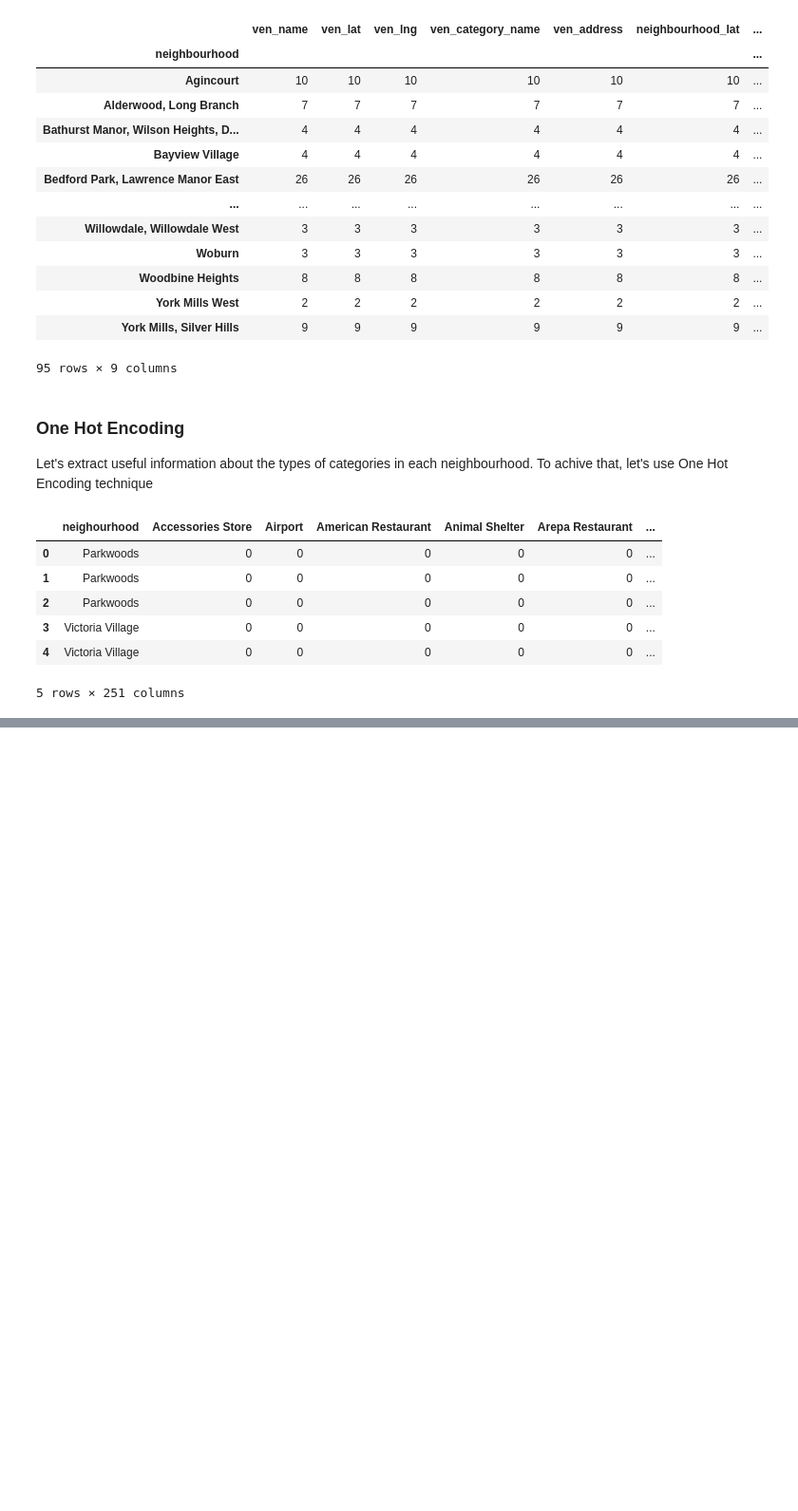
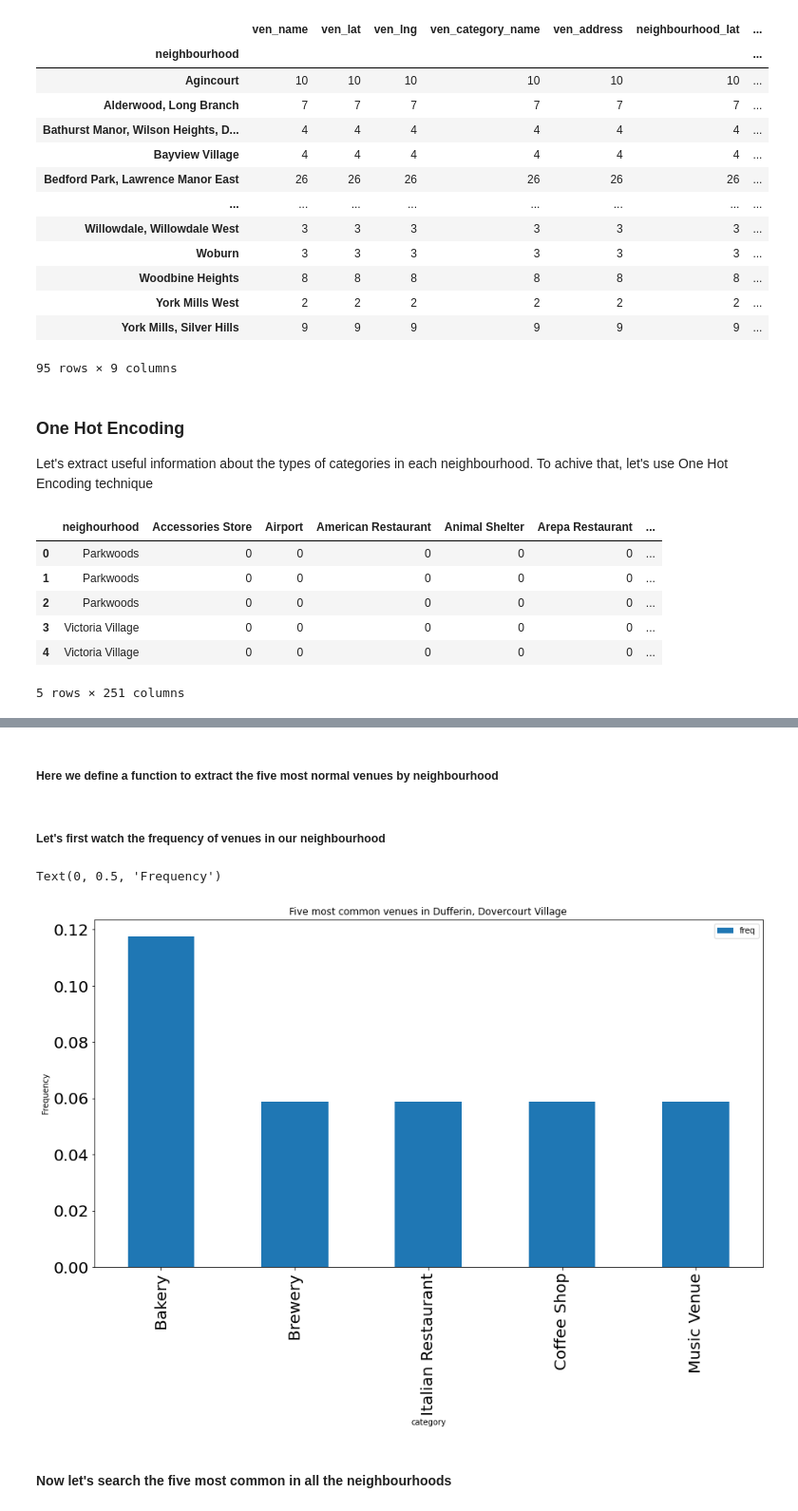
Before and after one commit to ftarantuviez/Toronto-Neighbourhood-Battle, a Jupyter notebook: project_toronto/EDA_notebooks/main.ipynb, the cells around one changed output, grey strips where cells are left out. Shown: that part at 95% size. Saved outputs shown, nothing was run; the diff lists cells and outputs as text; code cells hidden in the pictures; blank space fills up the shorter version.

```diff
--- a/project_toronto/EDA_notebooks/main.ipynb
+++ b/project_toronto/EDA_notebooks/main.ipynb
@@ -184,0 +183,3 @@ venues_onehot.head()
+# %%
+neighbourhoods_groupped = venues_onehot.groupby("neighourhood").mean().reset_index()
+neighbourhoods_groupped.head()
@@ -184,0 +194,20 @@ venues_onehot.head()
+# %% [markdown]
+##### Here we define a function to extract the five most normal venues by neighbourhood
+# %%
+def get_five_common_venues(row,number_of_venues=5):
+    return row.iloc[1:].sort_values(ascending=False)[:number_of_venues]
+# %% [markdown]
+##### Let's first watch the frequency of venues in our neighbourhood
+# %%
+current_neigh_data = neighbourhoods_groupped[neighbourhoods_groupped["neighourhood"] == current_neigh].iloc[0,:]
+
+five_most_common_by_actual_neigh = get_five_common_venues(current_neigh_data)
+
+pd.DataFrame(five_most_common_by_actual_neigh.reset_index()).rename(columns={"index": "category", 23: "freq"}).plot(kind="bar", x="category", y="freq", figsize=(15,8), fontsize=20)
+plt.title("Five most common venues in {}".format(current_neigh))
+plt.ylabel("Frequency")
+# %% [output]
+Text(0, 0.5, 'Frequency')
+[figure, added]
+# %% [markdown]
+#### Now let's search the five most common in all the neighbourhoods
```
Also changed, not shown: parts of 6 cells of this notebook.
